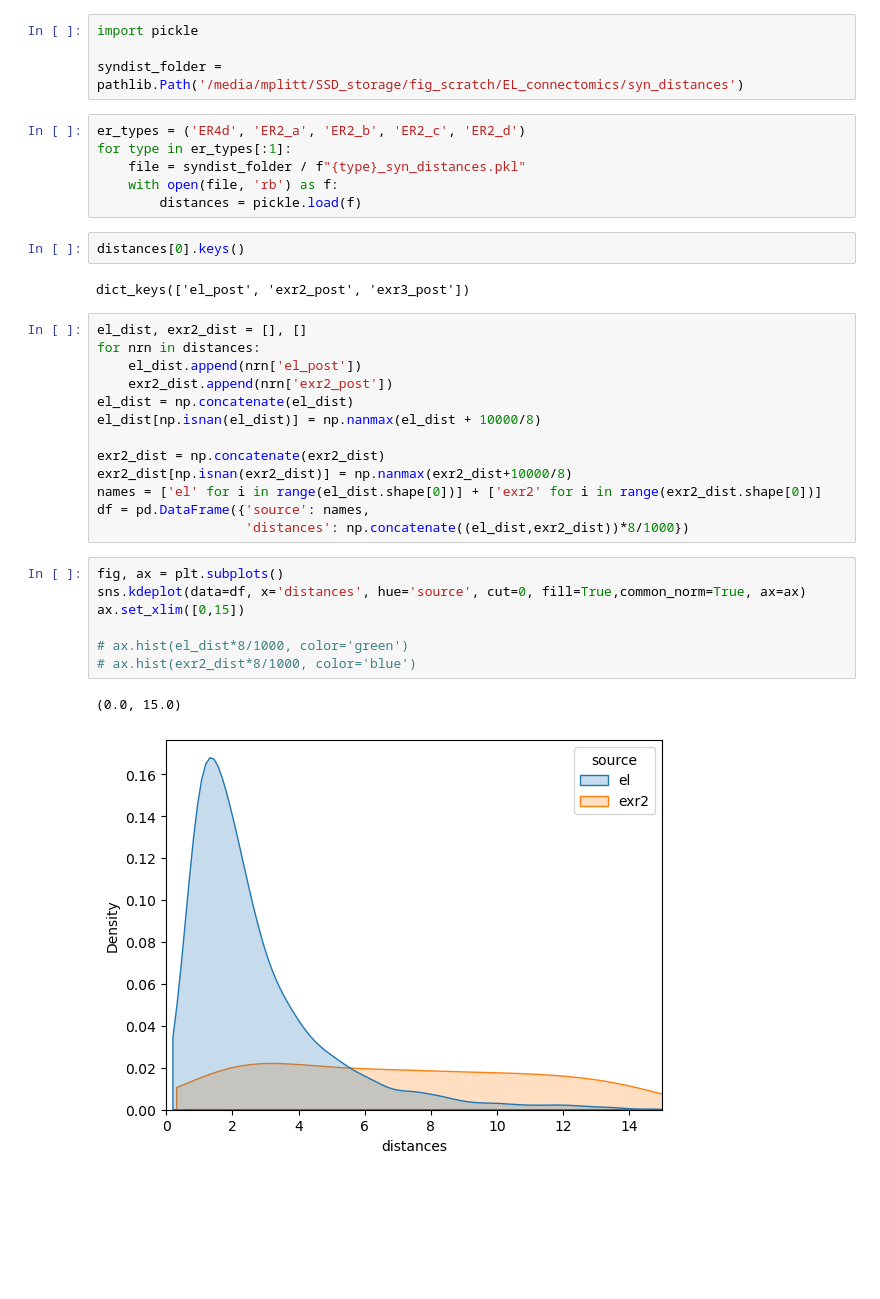
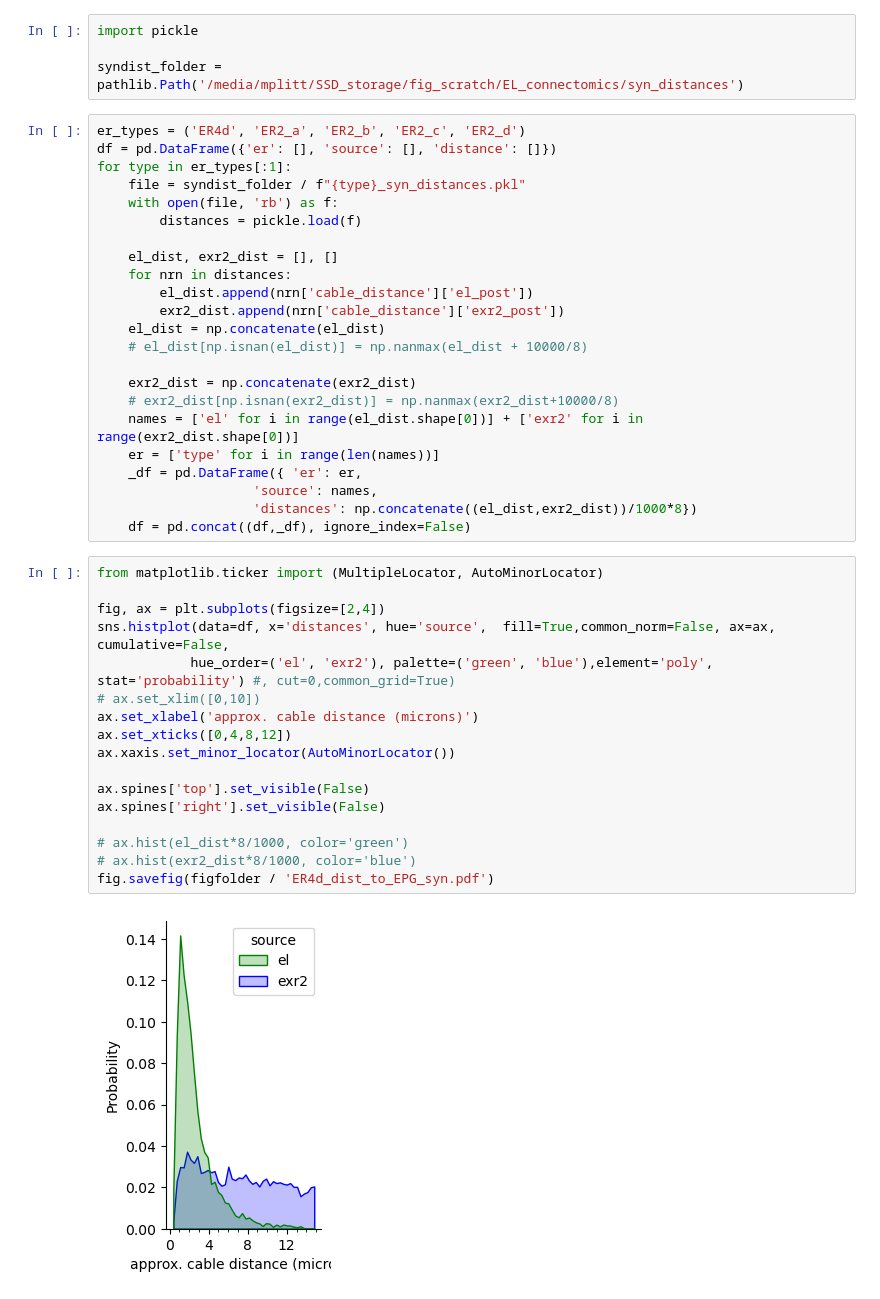
Before and after one commit to yfisher-lab/NeuromodPlasticity, a Jupyter notebook: NeuromodPlasticity/figures/connectomics/synapse_distance.ipynb, the cells around one changed output. Saved outputs shown, nothing was run; the diff lists cells and outputs as text; blank space fills up the shorter version.

```diff
--- a/NeuromodPlasticity/figures/connectomics/synapse_distance.ipynb
+++ b/NeuromodPlasticity/figures/connectomics/synapse_distance.ipynb
@@ -295,34 +295,43 @@ import pickle
 syndist_folder = pathlib.Path('/media/mplitt/SSD_storage/fig_scratch/EL_connectomics/syn_distances')
 # %%
 er_types = ('ER4d', 'ER2_a', 'ER2_b', 'ER2_c', 'ER2_d')
+df = pd.DataFrame({'er': [], 'source': [], 'distance': []})
 for type in er_types[:1]:
     file = syndist_folder / f"{type}_syn_distances.pkl"
     with open(file, 'rb') as f:
         distances = pickle.load(f)
+
+    el_dist, exr2_dist = [], []
+    for nrn in distances:
+        el_dist.append(nrn['cable_distance']['el_post'])
+        exr2_dist.append(nrn['cable_distance']['exr2_post'])
+    el_dist = np.concatenate(el_dist)
+    # el_dist[np.isnan(el_dist)] = np.nanmax(el_dist + 10000/8)
+
+    exr2_dist = np.concatenate(exr2_dist)
+    # exr2_dist[np.isnan(exr2_dist)] = np.nanmax(exr2_dist+10000/8)
+    names = ['el' for i in range(el_dist.shape[0])] + ['exr2' for i in range(exr2_dist.shape[0])]
+    er = ['type' for i in range(len(names))]
+    _df = pd.DataFrame({ 'er': er,
+                    'source': names,
+                    'distances': np.concatenate((el_dist,exr2_dist))/1000*8})
+    df = pd.concat((df,_df), ignore_index=False)
-# %%
-distances[0].keys()
-# %% [output]
-dict_keys(['el_post', 'exr2_post', 'exr3_post'])
-# %%
-el_dist, exr2_dist = [], []
-for nrn in distances:
-    el_dist.append(nrn['el_post'])
-    exr2_dist.append(nrn['exr2_post'])
-el_dist = np.concatenate(el_dist)
-el_dist[np.isnan(el_dist)] = np.nanmax(el_dist + 10000/8)
-
-exr2_dist = np.concatenate(exr2_dist)
-exr2_dist[np.isnan(exr2_dist)] = np.nanmax(exr2_dist+10000/8)
-names = ['el' for i in range(el_dist.shape[0])] + ['exr2' for i in range(exr2_dist.shape[0])]
-df = pd.DataFrame({'source': names,
-                   'distances': np.concatenate((el_dist,exr2_dist))*8/1000})
 # %%
-fig, ax = plt.subplots()
-sns.kdeplot(data=df, x='distances', hue='source', cut=0, fill=True,common_norm=True, ax=ax)
-ax.set_xlim([0,15])
+from matplotlib.ticker import (MultipleLocator, AutoMinorLocator)
+
+fig, ax = plt.subplots(figsize=[2,4])
+sns.histplot(data=df, x='distances', hue='source',  fill=True,common_norm=False, ax=ax, cumulative=False,
+            hue_order=('el', 'exr2'), palette=('green', 'blue'),element='poly', stat='probability') #, cut=0,common_grid=True)
+# ax.set_xlim([0,10])
+ax.set_xlabel('approx. cable distance (microns)')
+ax.set_xticks([0,4,8,12])
+ax.xaxis.set_minor_locator(AutoMinorLocator())
+
+ax.spines['top'].set_visible(False)
+ax.spines['right'].set_visible(False)
 
 # ax.hist(el_dist*8/1000, color='green')
 # ax.hist(exr2_dist*8/1000, color='blue')
+fig.savefig(figfolder / 'ER4d_dist_to_EPG_syn.pdf')
 # %% [output]
-(0.0, 15.0)
-[figure, old version]
+[figure, new version]
```
Also changed, not shown: 3 other files.
